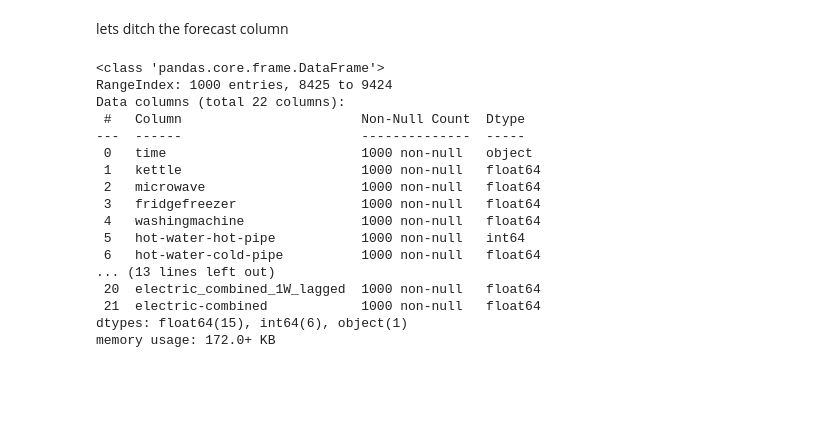
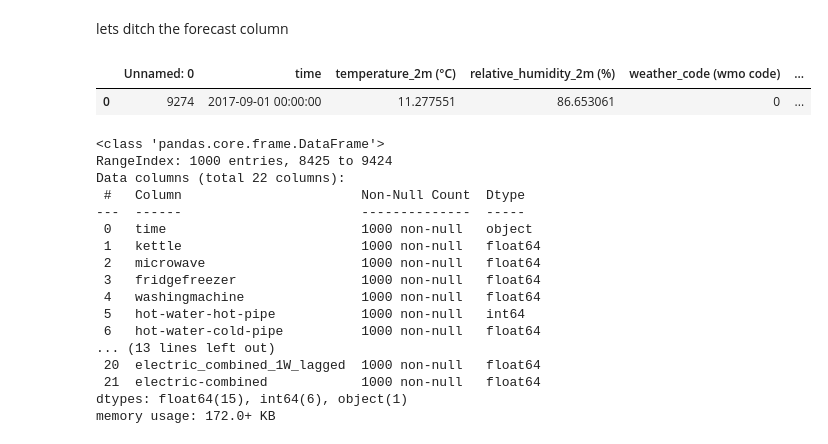
Before and after one commit to baz263/Ideal_dataset, a Jupyter notebook: coding/EDA/time_series_forecasting_01.ipynb, the cells around one changed output. Saved outputs shown, nothing was run; the diff lists cells and outputs as text; code cells hidden in the pictures; blank space fills up the shorter version.

```diff
--- a/coding/EDA/time_series_forecasting_01.ipynb
+++ b/coding/EDA/time_series_forecasting_01.ipynb
@@ -15,6 +15,4 @@ sns.set_style("darkgrid")
 import sklearn
 from sklearn.metrics import mean_squared_error
 # %%
-df = pd.read_csv('/Users/barry/CodeAcademy/Ideal_dataset/updated_hourly_csv/hourly_106.csv')
+df = pd.read_csv('/Users/barry/CodeAcademy/Ideal_dataset/combined_houses/6_months_data.csv')
-# %%
-df = df.iloc[-1000:]
@@ -31,5 +19,10 @@ display(df.head())
 # %% [markdown]
 lets ditch the forecast column
+# %%
+df.head(1)
+# %% [output]
+|  | Unnamed: 0 | time | temperature_2m (°C) | relative_humidity_2m (%) | weather_code (wmo code) | ... |
+| 0 | 9274 | 2017-09-01 00:00:00 | 11.277551 | 86.653061 | 0 | ... |
 # %%
 df.drop(columns=['electric_combined_1h_forecast'], inplace = True)
 # %%
```
Also changed, not shown: parts of 1 cell of this notebook, 5 other files.
